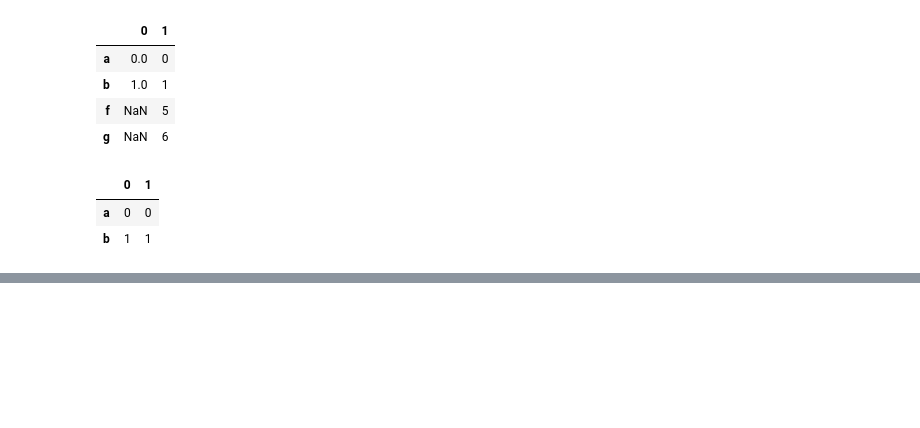
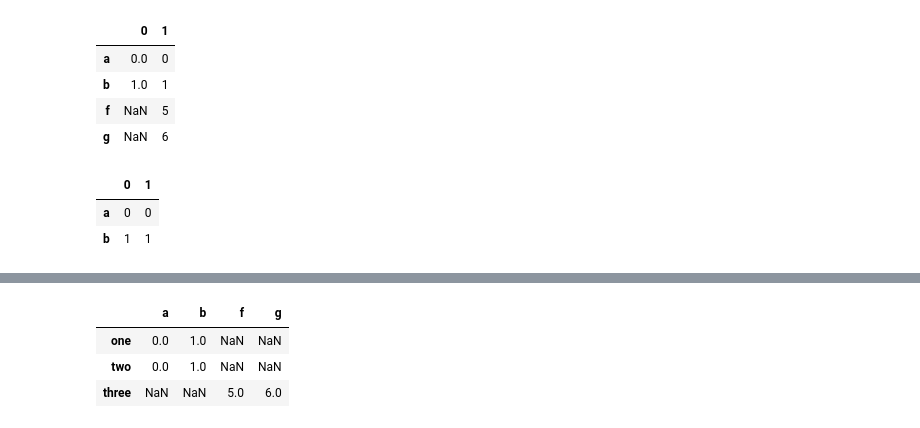
Before and after one commit to up1/course-basic-python, a Jupyter notebook: notebook/data_wrangling_with_pandas.ipynb, the cells around one changed output, grey strips where cells are left out. Saved outputs shown, nothing was run; the diff lists cells and outputs as text; code cells hidden in the pictures; blank space fills up the shorter version.

Commit message:
Concat data in DataFrame

```diff
--- a/notebook/data_wrangling_with_pandas.ipynb
+++ b/notebook/data_wrangling_with_pandas.ipynb
@@ -640,0 +654,3 @@ pd.concat([data1, data4], axis=1, join='inner')
+# %%
+data = pd.concat([data1, data1, data3], keys=['one', 'two', 'three'])
+data
@@ -640,0 +665,7 @@ pd.concat([data1, data4], axis=1, join='inner')
+# %%
+data.unstack()
+# %% [output]
+|  | a | b | f | g |
+| one | 0.0 | 1.0 | NaN | NaN |
+| two | 0.0 | 1.0 | NaN | NaN |
+| three | NaN | NaN | 5.0 | 6.0 |
```
Also changed, not shown: parts of 4 cells of this notebook.
